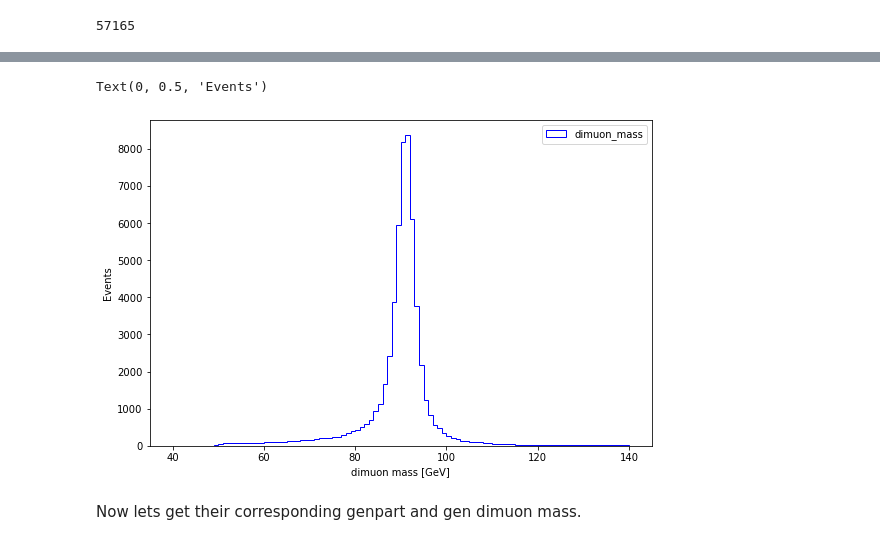
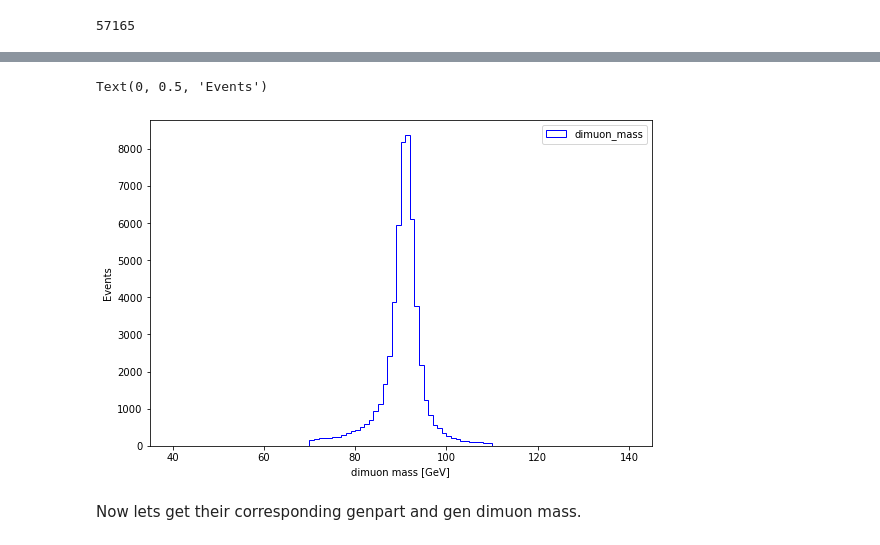
Before and after one commit to Taiantuia/MuonHATSatLPC2020, a Jupyter notebook: Exercise-2-Muon-momentum-scale-and-resolution-corrections.ipynb, the cells around one changed output, grey strips where cells are left out. Drawn from its saved outputs; the diff is of its cells as text; code cells hidden in the pictures.

```diff
--- a/Exercise-2-Muon-momentum-scale-and-resolution-corrections.ipynb
+++ b/Exercise-2-Muon-momentum-scale-and-resolution-corrections.ipynb
@@ -95,15 +75,17 @@ two_muon_p4=uproot_methods.TLorentzVectorArray.from_ptetaphim(two_opposite_good_
 # %%
 dimuon_p4=two_muon_p4[:,0]+two_muon_p4[:,1]
 #dimuon_p4.mass
+# %%
+dimuon_mass_mask=(dimuon_p4.mass>70)&(dimuon_p4.mass<110)
 # %%
 plt.figure(figsize=(9,6))
-plt.hist(dimuon_p4.mass, bins=100, range=[40,140], histtype='step', color='blue', label='dimuon_mass')
+plt.hist(dimuon_p4.mass[dimuon_mass_mask], bins=100, range=[40,140], histtype='step', color='blue', label='dimuon_mass')
 plt.legend()
 plt.xlabel('dimuon mass [GeV]')
 plt.ylabel('Events')
 # %% [output]
 Text(0, 0.5, 'Events')
-[figure, old version]
+[figure, new version]
 # %% [markdown]
 Now lets get their corresponding genpart and gen dimuon mass.
 # %%
```
Also changed, not shown: parts of 18 cells of this notebook.
